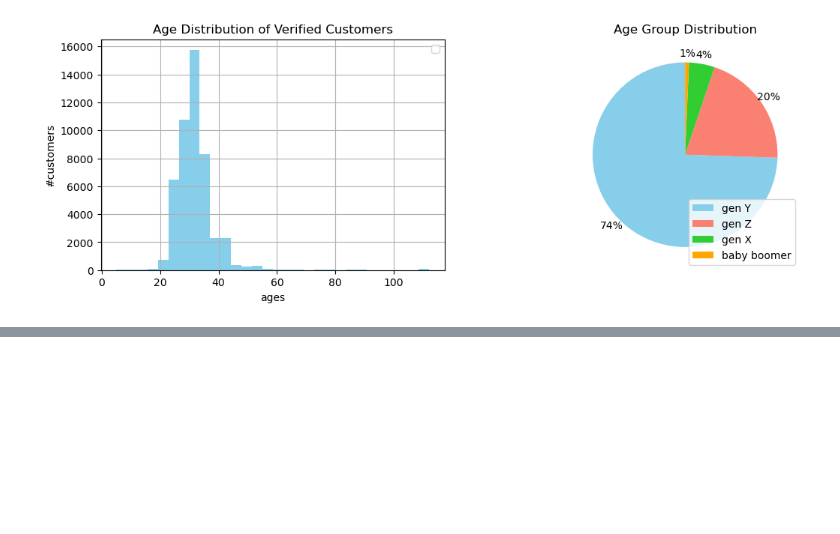
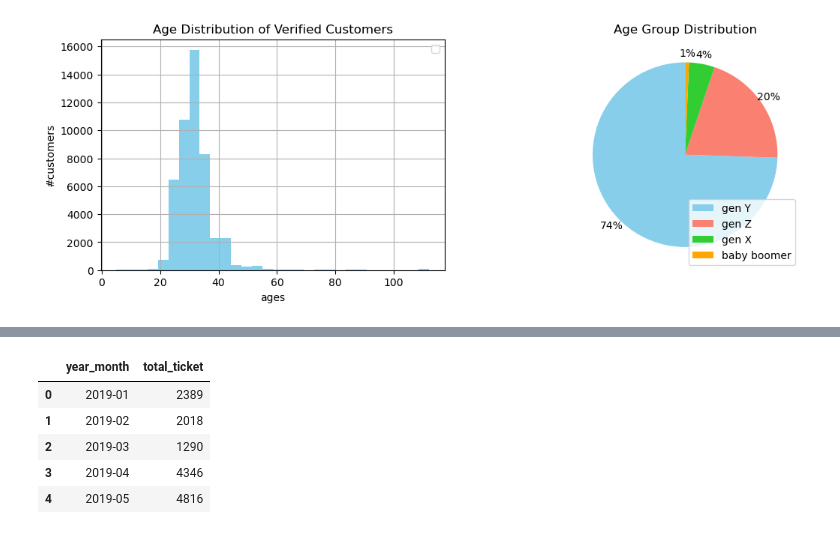
Before and after one commit to DucD0610/HOYTS-Cinema-Ticket-Sales-Analysis, a Jupyter notebook: Capstone project/captone project.ipynb, the cells around one changed output, grey strips where cells are left out. Drawn from its saved outputs; the diff is of its cells as text; code cells hidden in the pictures; blank space fills up the shorter version.

```diff
--- a/Capstone project/captone project.ipynb
+++ b/Capstone project/captone project.ipynb
@@ -645,0 +650,18 @@ plt.legend()
+# %%
+#By Month
+df_time_month = (
+    df_join_all
+    .groupby(df_join_all['year_month'])
+    .agg(
+        total_ticket = ('year_month', 'count')
+    ).reset_index()
+)
+
+df_time_month.head(5)
+# %% [output]
+|  | year_month | total_ticket |
+| 0 | 2019-01 | 2389 |
+| 1 | 2019-02 | 2018 |
+| 2 | 2019-03 | 1290 |
+| 3 | 2019-04 | 4346 |
+| 4 | 2019-05 | 4816 |
```
Also changed, not shown: parts of 13 cells of this notebook.
